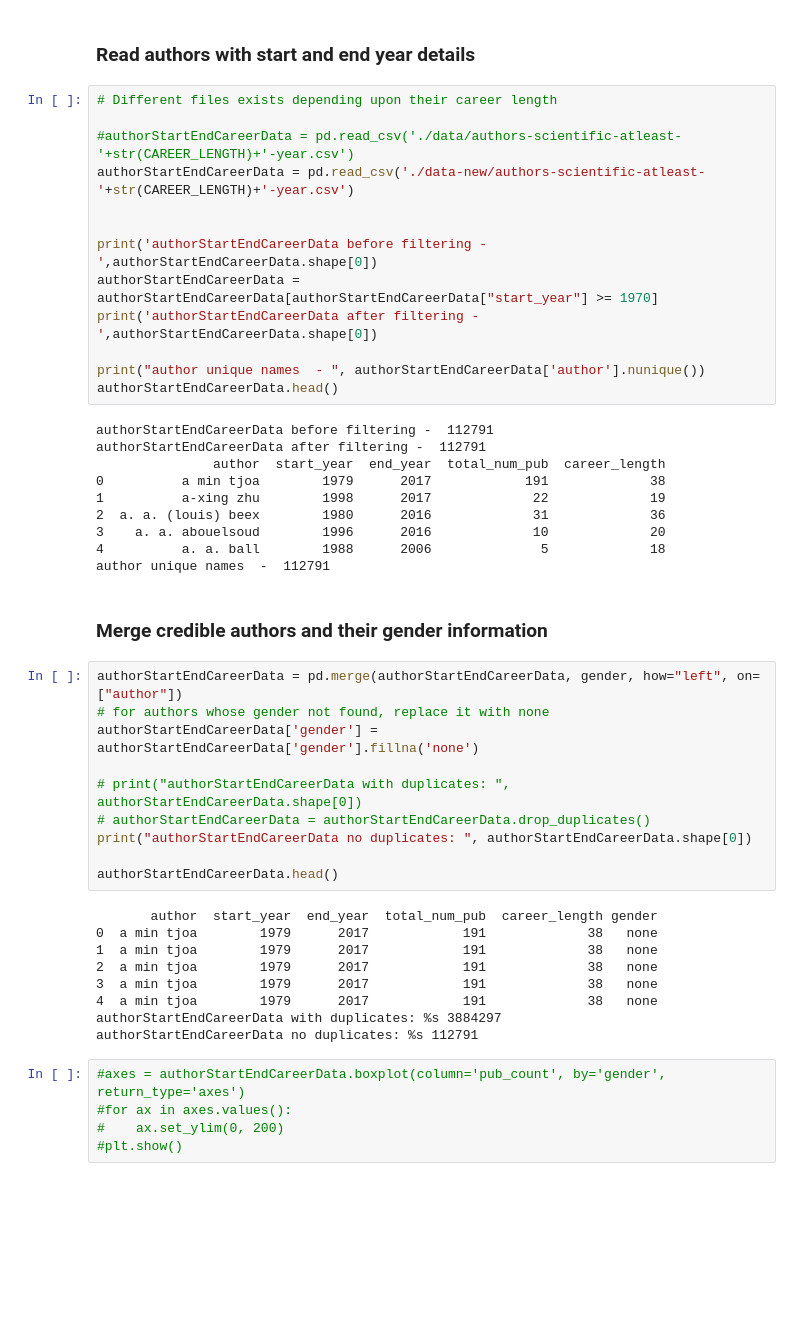
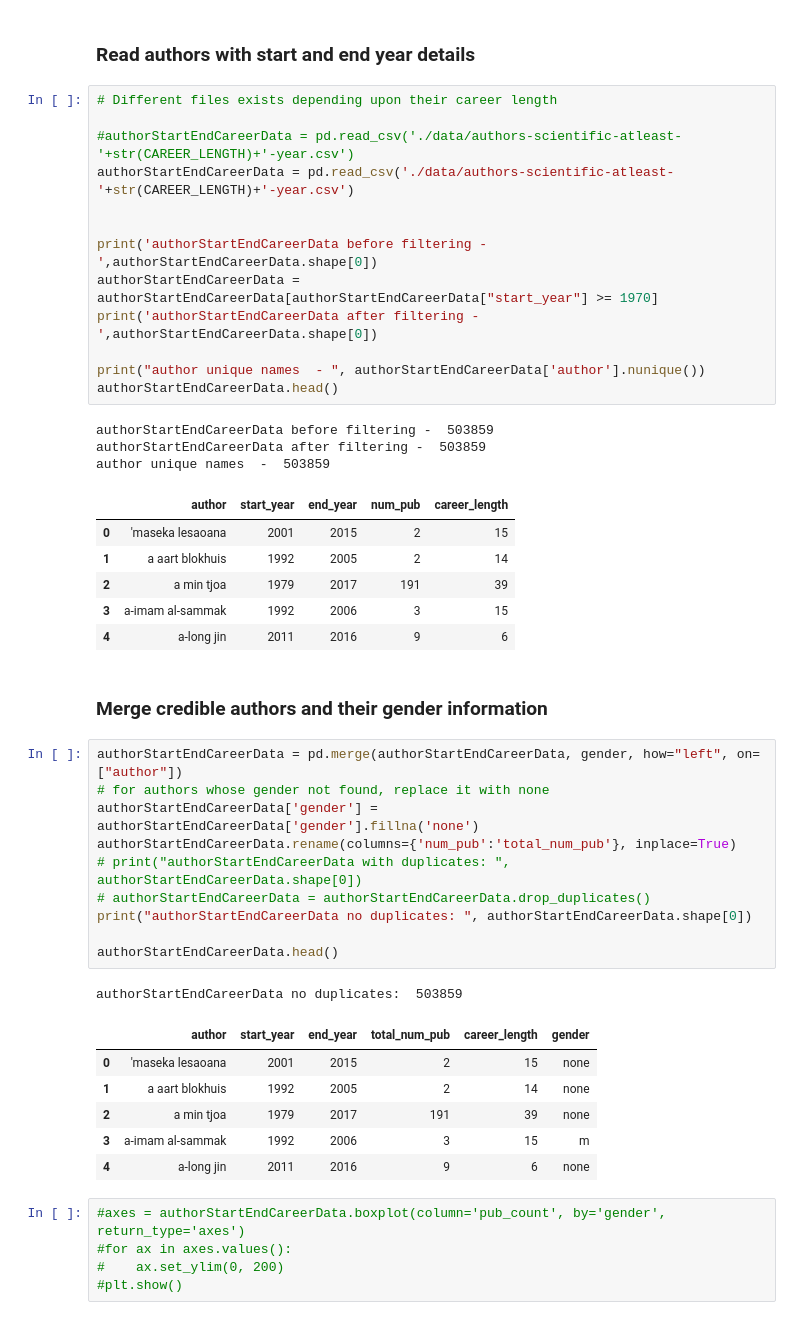
Before and after one commit to gesiscss/inequality, a Jupyter notebook: cohort-analysis-publications.ipynb, the cells around one changed output. Cells and saved outputs as stored; diff of their text form; blank space fills up the shorter version.

```diff
--- a/cohort-analysis-publications.ipynb
+++ b/cohort-analysis-publications.ipynb
@@ -58,7 +54,7 @@ gender_stats.head()
 # Different files exists depending upon their career length
 
 #authorStartEndCareerData = pd.read_csv('./data/authors-scientific-atleast-'+str(CAREER_LENGTH)+'-year.csv')
-authorStartEndCareerData = pd.read_csv('./data-new/authors-scientific-atleast-'+str(CAREER_LENGTH)+'-year.csv')
+authorStartEndCareerData = pd.read_csv('./data/authors-scientific-atleast-'+str(CAREER_LENGTH)+'-year.csv')
 
 
 print('authorStartEndCareerData before filtering - ',authorStartEndCareerData.shape[0])
@@ -68,36 +64,35 @@ print('authorStartEndCareerData after filtering - ',authorStartEndCareerData.sha
 print("author unique names  - ", authorStartEndCareerData['author'].nunique())
 authorStartEndCareerData.head()
 # %% [output]
-authorStartEndCareerData before filtering -  112791
-authorStartEndCareerData after filtering -  112791
-               author  start_year  end_year  total_num_pub  career_length
-0          a min tjoa        1979      2017            191             38
-1          a-xing zhu        1998      2017             22             19
-2  a. a. (louis) beex        1980      2016             31             36
-3    a. a. abouelsoud        1996      2016             10             20
-4          a. a. ball        1988      2006              5             18
-author unique names  -  112791
+authorStartEndCareerData before filtering -  503859
+authorStartEndCareerData after filtering -  503859
+author unique names  -  503859
+|  | author | start_year | end_year | num_pub | career_length |
+| 0 | 'maseka lesaoana | 2001 | 2015 | 2 | 15 |
+| 1 | a aart blokhuis | 1992 | 2005 | 2 | 14 |
+| 2 | a min tjoa | 1979 | 2017 | 191 | 39 |
+| 3 | a-imam al-sammak | 1992 | 2006 | 3 | 15 |
+| 4 | a-long jin | 2011 | 2016 | 9 | 6 |
 # %% [markdown]
 ### Merge credible authors and their gender information
 # %%
 authorStartEndCareerData = pd.merge(authorStartEndCareerData, gender, how="left", on=["author"])
 # for authors whose gender not found, replace it with none
 authorStartEndCareerData['gender'] = authorStartEndCareerData['gender'].fillna('none')
-
+authorStartEndCareerData.rename(columns={'num_pub':'total_num_pub'}, inplace=True)
 # print("authorStartEndCareerData with duplicates: ", authorStartEndCareerData.shape[0])
 # authorStartEndCareerData = authorStartEndCareerData.drop_duplicates()
 print("authorStartEndCareerData no duplicates: ", authorStartEndCareerData.shape[0])
 
 authorStartEndCareerData.head()
 # %% [output]
-       author  start_year  end_year  total_num_pub  career_length gender
-0  a min tjoa        1979      2017            191             38   none
-1  a min tjoa        1979      2017            191             38   none
-2  a min tjoa        1979      2017            191             38   none
-3  a min tjoa        1979      2017            191             38   none
-4  a min tjoa        1979      2017            191             38   none
-authorStartEndCareerData with duplicates: %s 3884297
-authorStartEndCareerData no duplicates: %s 112791
+authorStartEndCareerData no duplicates:  503859
+|  | author | start_year | end_year | total_num_pub | career_length | gender |
+| 0 | 'maseka lesaoana | 2001 | 2015 | 2 | 15 | none |
+| 1 | a aart blokhuis | 1992 | 2005 | 2 | 14 | none |
+| 2 | a min tjoa | 1979 | 2017 | 191 | 39 | none |
+| 3 | a-imam al-sammak | 1992 | 2006 | 3 | 15 | m |
+| 4 | a-long jin | 2011 | 2016 | 9 | 6 | none |
 # %%
 #axes = authorStartEndCareerData.boxplot(column='pub_count', by='gender', return_type='axes')
 #for ax in axes.values():
```
Also changed, not shown: parts of 14 cells of this notebook, 3 other files.
